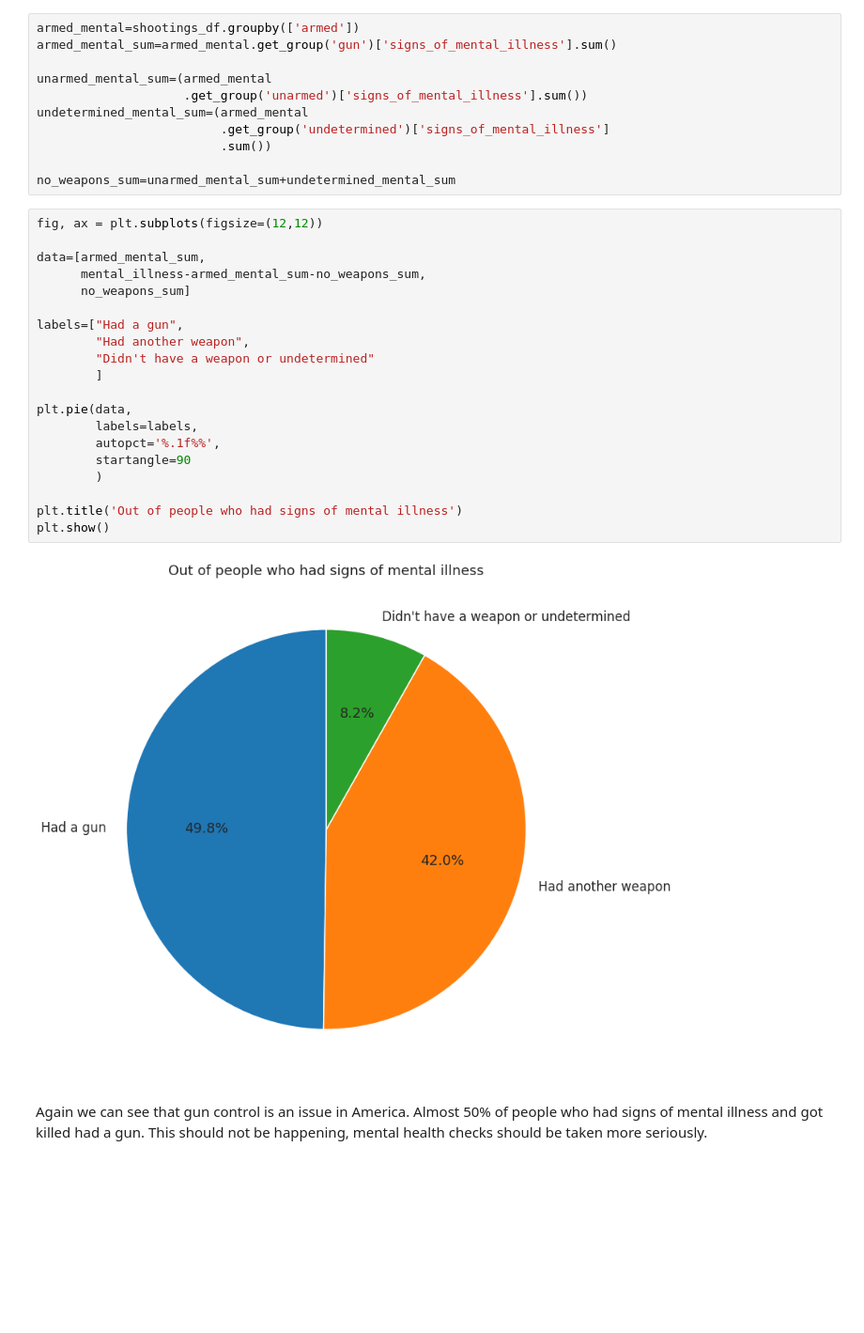
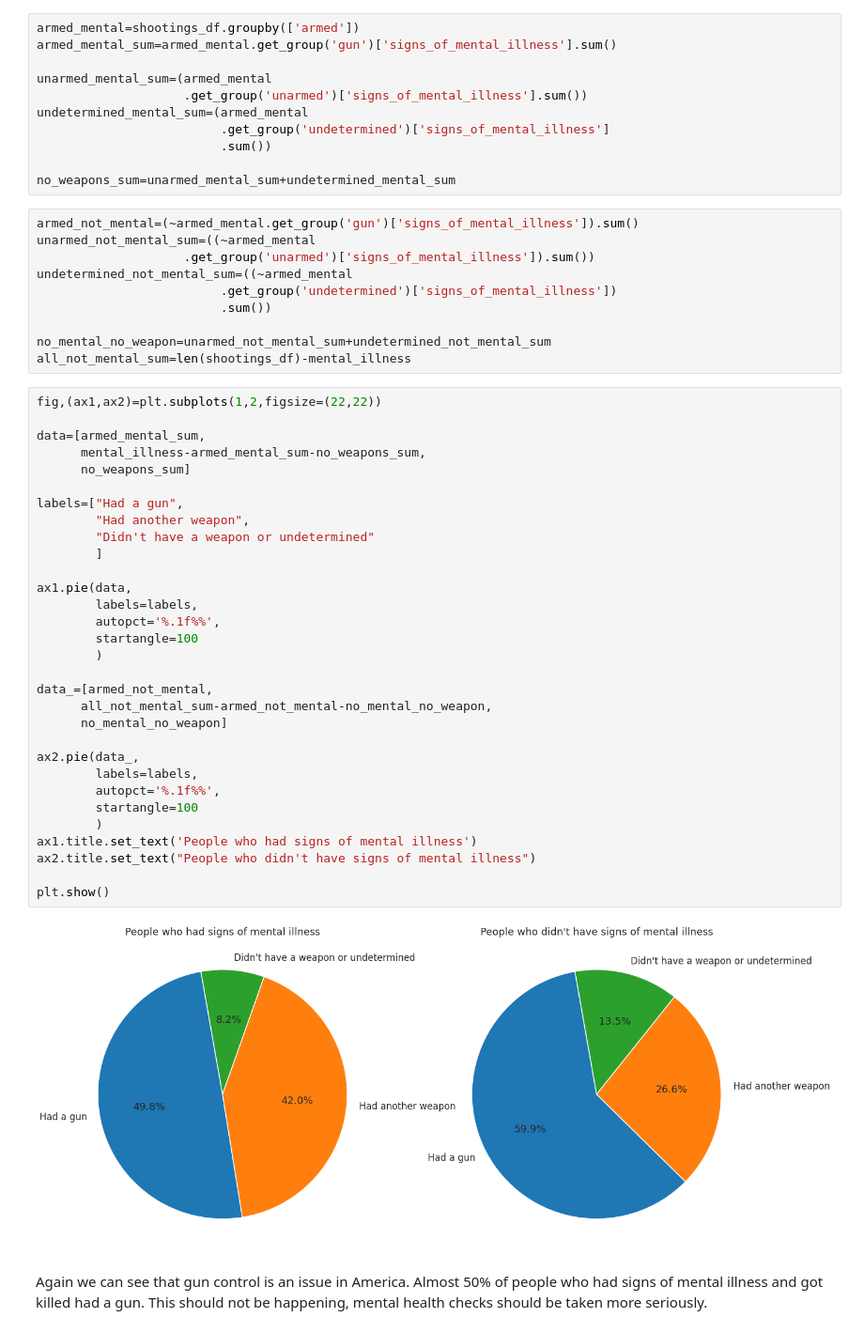
Before and after one commit to NerijusSh/data-police-shootings, a Jupyter notebook: 141.ipynb, the cells around one changed output. Shown at 94% size. Cells and saved outputs as stored; diff of their text form; blank space fills up the shorter version.

```diff
--- a/141.ipynb
+++ b/141.ipynb
@@ -814,28 +847,49 @@ undetermined_mental_sum=(armed_mental
                          .sum())
 
 no_weapons_sum=unarmed_mental_sum+undetermined_mental_sum
+# %%
+armed_not_mental=(~armed_mental.get_group('gun')['signs_of_mental_illness']).sum()
+unarmed_not_mental_sum=((~armed_mental
+                    .get_group('unarmed')['signs_of_mental_illness']).sum())
+undetermined_not_mental_sum=((~armed_mental
+                         .get_group('undetermined')['signs_of_mental_illness'])
+                         .sum())
+
+no_mental_no_weapon=unarmed_not_mental_sum+undetermined_not_mental_sum
+all_not_mental_sum=len(shootings_df)-mental_illness
 # %%
-fig, ax = plt.subplots(figsize=(12,12))
+fig,(ax1,ax2)=plt.subplots(1,2,figsize=(22,22))
 
 data=[armed_mental_sum,
       mental_illness-armed_mental_sum-no_weapons_sum,
       no_weapons_sum]
 
 labels=["Had a gun",
         "Had another weapon",
         "Didn't have a weapon or undetermined"
         ]
 
-plt.pie(data,
+ax1.pie(data,
         labels=labels,
         autopct='%.1f%%',
-        startangle=90
+        startangle=100
         )
 
-plt.title('Out of people who had signs of mental illness')
+data_=[armed_not_mental,
+      all_not_mental_sum-armed_not_mental-no_mental_no_weapon,
+      no_mental_no_weapon]
+
+ax2.pie(data_,
+        labels=labels,
+        autopct='%.1f%%',
+        startangle=100
+        )
+ax1.title.set_text('People who had signs of mental illness')
+ax2.title.set_text("People who didn't have signs of mental illness")
+
 plt.show()
 # %% [output]
-[figure, old version]
+[figure, new version]
 # %% [markdown]
 Again we can see that gun control is an issue in America. Almost 50% of people who had signs of mental illness and got killed had a gun. This should not be happening, mental health checks should be taken more seriously.
 # %% [markdown]
```
Also changed, not shown: parts of 7 cells of this notebook.
